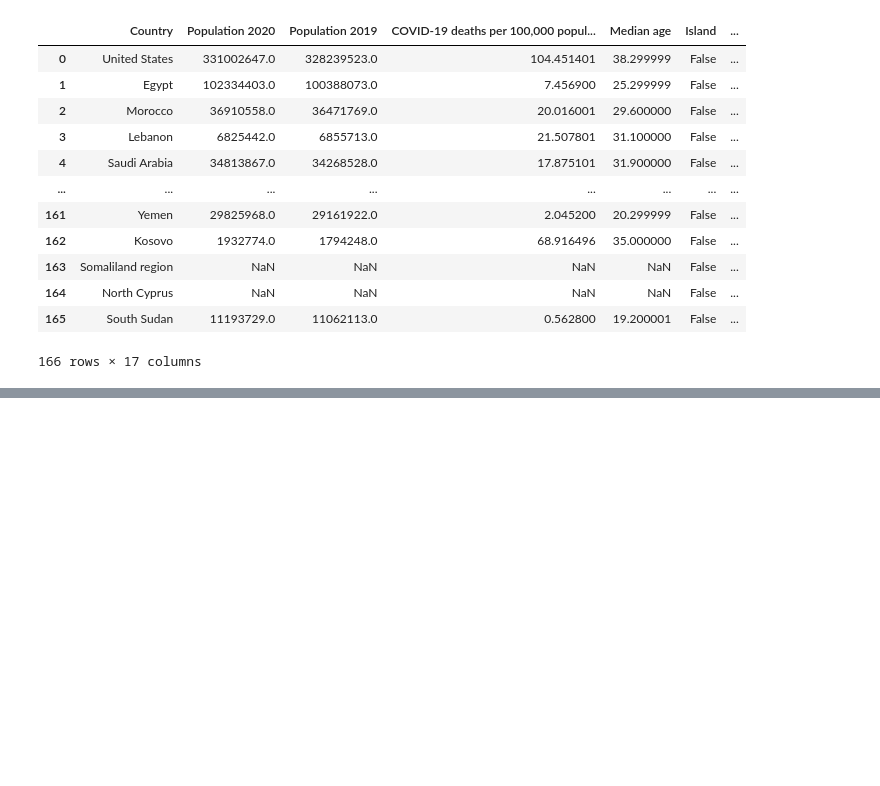
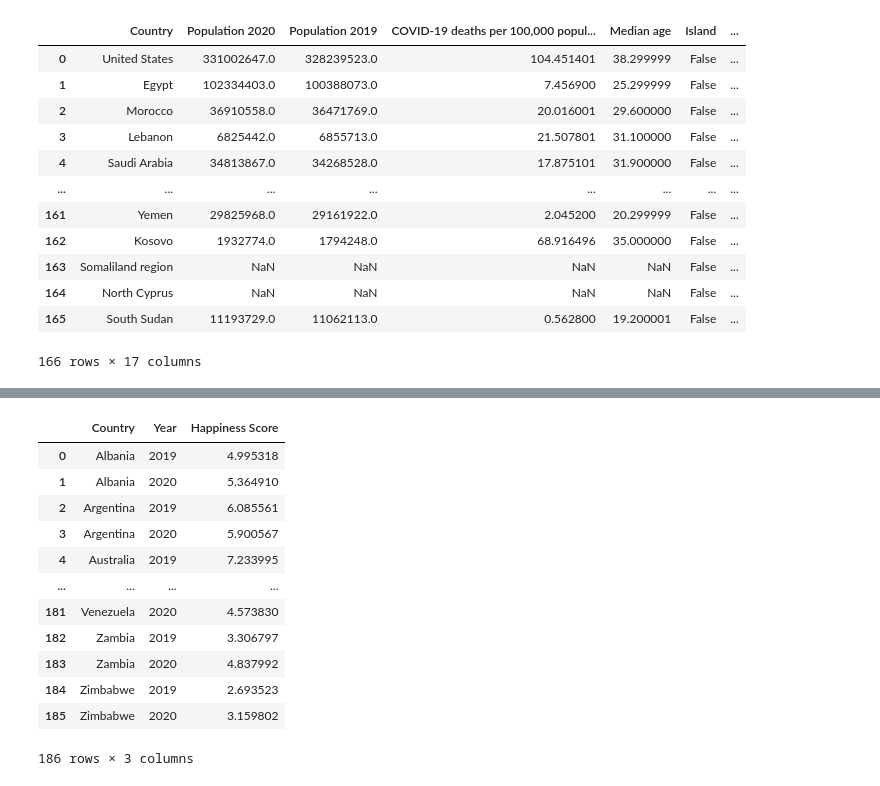
Before and after one commit to wjpang/World-Happiness-Dashboard, a Jupyter notebook: data_cleanup.ipynb, the cells around one changed output, grey strips where cells are left out. Saved outputs shown, nothing was run; the diff lists cells and outputs as text; code cells hidden in the pictures; blank space fills up the shorter version.

```diff
--- a/data_cleanup.ipynb
+++ b/data_cleanup.ipynb
@@ -111,0 +155,19 @@ mortality.to_csv("data_clean/WHR_mortality_clean.csv", index=False)
+# %%
+whr19_20 = whr19_20[whr19_20.duplicated(subset=["Country"], keep=False)]
+whr19_20 = whr19_20.reset_index()
+whr19_20 = whr19_20.drop("index", axis=1)
+whr19_20
+# %% [output]
+|  | Country | Year | Happiness Score |
+| 0 | Albania | 2019 | 4.995318 |
+| 1 | Albania | 2020 | 5.364910 |
+| 2 | Argentina | 2019 | 6.085561 |
+| 3 | Argentina | 2020 | 5.900567 |
+| 4 | Australia | 2019 | 7.233995 |
+| ... | ... | ... | ... |
+| 181 | Venezuela | 2020 | 4.573830 |
+| 182 | Zambia | 2019 | 3.306797 |
+| 183 | Zambia | 2020 | 4.837992 |
+| 184 | Zimbabwe | 2019 | 2.693523 |
+| 185 | Zimbabwe | 2020 | 3.159802 |
+186 rows × 3 columns
```
Also changed, not shown: parts of 5 cells of this notebook.
